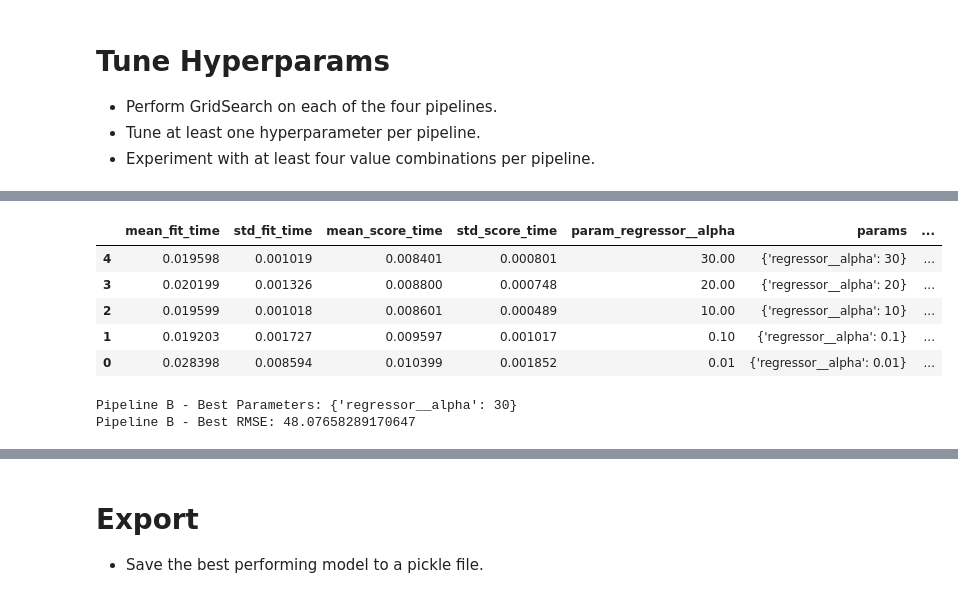
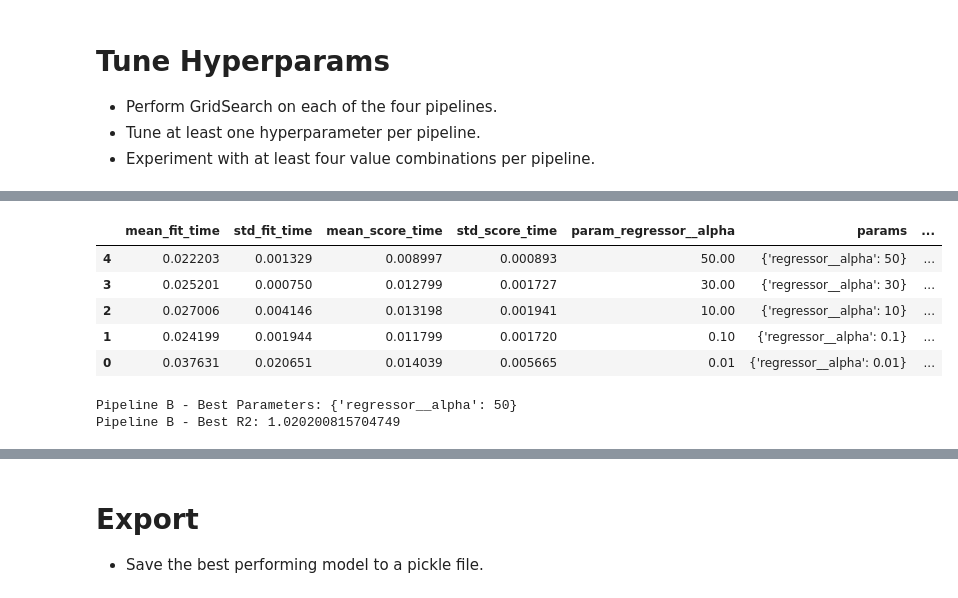
Before and after one commit to ranvikhalar/production, a Jupyter notebook: 02_activities/assignments/assignment_2.ipynb, the cells around one changed output, grey strips where cells are left out. Saved outputs shown, nothing was run; the diff lists cells and outputs as text; code cells hidden in the pictures.

```diff
--- a/02_activities/assignments/assignment_2.ipynb
+++ b/02_activities/assignments/assignment_2.ipynb
@@ -316,18 +316,18 @@ pipeline_D = Pipeline(
 + Tune at least one hyperparameter per pipeline.
 + Experiment with at least four value combinations per pipeline.
 # %%
-param_grid = {
-    'regressor__alpha': [0.0001, 0.1, 10, 20, 30]
+param_grid_A = {
+    'regressor__alpha': [0.0001, 0.1, 10, 30, 50]
 }
 
 scoring=['neg_root_mean_squared_error', 'r2']
 
 grid_cv_A = GridSearchCV(
     estimator = pipeline_A,
-    param_grid = param_grid,
+    param_grid = param_grid_A,
     scoring = scoring,
     cv = 5,
-    refit = 'neg_root_mean_squared_error'
+    refit = 'r2'
 )
 
 # Fitting a model on training data
@@ -354,35 +354,35 @@ Pipeline A - Best RMSE: 47.917897082181824
 # %%
-param_grid = {
-    'regressor__alpha': [0.01, 0.1, 10, 20, 30]
+param_grid_B = {
+    'regressor__alpha': [0.01, 0.1, 10, 30, 50]
 }
 
 grid_cv_B = GridSearchCV(
     estimator = pipeline_B,
-    param_grid = param_grid,
+    param_grid = param_grid_B,
     scoring = scoring,
     cv = 5,
-    refit = 'neg_root_mean_squared_error'
+    refit = 'r2'
 )
 
 # Fitting a model on training data
 grid_cv_B.fit(features, target)
 
 results = pd.DataFrame(grid_cv_B.cv_results_)
 results[['mean_fit_time', 'std_fit_time', 'mean_score_time', 'std_score_time',
        'param_regressor__alpha', 'params', 'mean_test_neg_root_mean_squared_error', 'std_test_neg_root_mean_squared_error',
        'rank_test_neg_root_mean_squared_error', 'mean_test_r2', 'std_test_r2', 'rank_test_r2']].sort_values('rank_test_neg_root_mean_squared_error')
 # %% [output]
 |  | mean_fit_time | std_fit_time | mean_score_time | std_score_time | param_regressor__alpha | params | ... |
-| 4 | 0.019598 | 0.001019 | 0.008401 | 0.000801 | 30.00 | {'regressor__alpha': 30} | ... |
-| 3 | 0.020199 | 0.001326 | 0.008800 | 0.000748 | 20.00 | {'regressor__alpha': 20} | ... |
-| 2 | 0.019599 | 0.001018 | 0.008601 | 0.000489 | 10.00 | {'regressor__alpha': 10} | ... |
-| 1 | 0.019203 | 0.001727 | 0.009597 | 0.001017 | 0.10 | {'regressor__alpha': 0.1} | ... |
-| 0 | 0.028398 | 0.008594 | 0.010399 | 0.001852 | 0.01 | {'regressor__alpha': 0.01} | ... |
+| 4 | 0.022203 | 0.001329 | 0.008997 | 0.000893 | 50.00 | {'regressor__alpha': 50} | ... |
+| 3 | 0.025201 | 0.000750 | 0.012799 | 0.001727 | 30.00 | {'regressor__alpha': 30} | ... |
+| 2 | 0.027006 | 0.004146 | 0.013198 | 0.001941 | 10.00 | {'regressor__alpha': 10} | ... |
+| 1 | 0.024199 | 0.001944 | 0.011799 | 0.001720 | 0.10 | {'regressor__alpha': 0.1} | ... |
+| 0 | 0.037631 | 0.020651 | 0.014039 | 0.005665 | 0.01 | {'regressor__alpha': 0.01} | ... |
 # %%
 # Best parameter and score
 print("Pipeline B - Best Parameters:", grid_cv_B.best_params_)
-print("Pipeline B - Best RMSE:", -grid_cv_B.best_score_)
+print("Pipeline B - Best R2:", -grid_cv_B.best_score_)
 # %% [output]
-Pipeline B - Best Parameters: {'regressor__alpha': 30}
-Pipeline B - Best RMSE: 48.07658289170647
+Pipeline B - Best Parameters: {'regressor__alpha': 50}
+Pipeline B - Best R2: 1.020200815704749
 # %%
```
Also changed, not shown: parts of 11 cells of this notebook, 2 other files.
